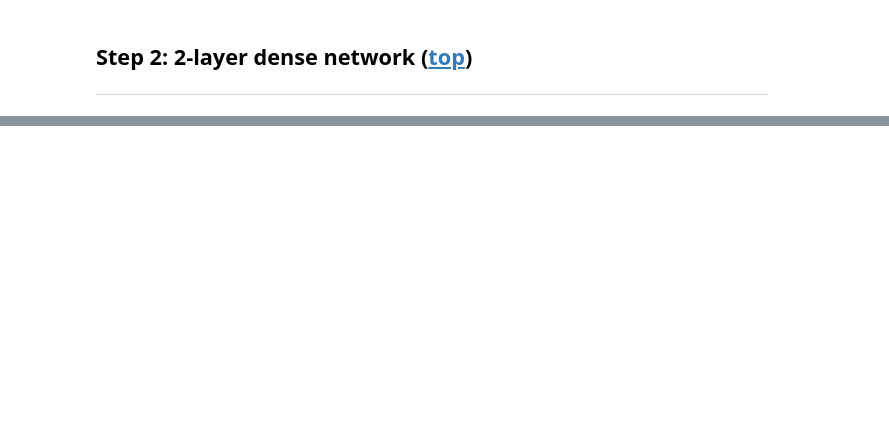
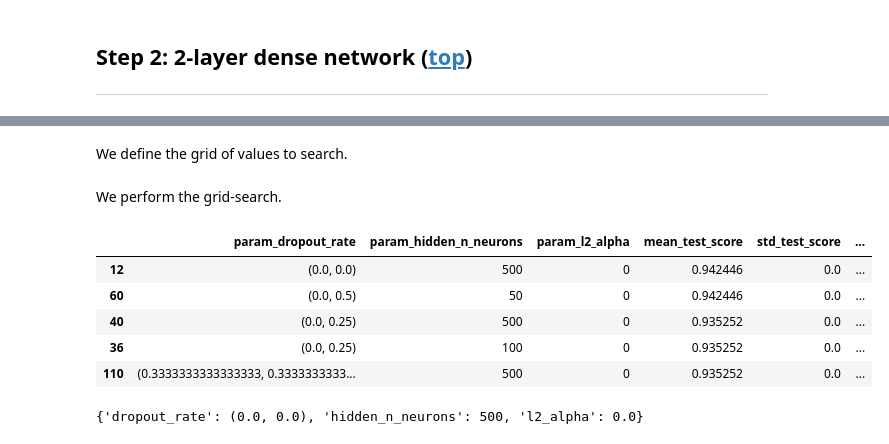
Before and after one commit to jeanrichard/epflx-adsml19-course4-project, a Jupyter notebook: 07_Dense_networks.ipynb, the cells around one changed output, grey strips where cells are left out. Saved outputs shown, nothing was run; the diff lists cells and outputs as text; code cells hidden in the pictures; blank space fills up the shorter version.

```diff
--- a/07_Dense_networks.ipynb
+++ b/07_Dense_networks.ipynb
@@ -344,0 +296,60 @@ df_results.head()
+# %% [markdown]
+We define the grid of values to search.
+# %%
+nonzero_rates = [0.1, 1/4, 1/3, 1/2]
+dropout_rates = (
+    # No dropout.
+    [(0.0, 0.0)] +
+    # Hidden layer only.
+    list(itertools.product([0.0], nonzero_rates)) +
+    # Input and hidden layers (same rate).
+    list(zip(nonzero_rates, nonzero_rates))
+)
+hidden_n_neurons = [10, 25, 50, 75, 100, 250, 500]
+l2_alphas = [0.0, 0.1]  # disable: 0.0, default: 0.01
+
+param_grid2 = {
+    'dropout_rate': dropout_rates,
+    'hidden_n_neurons': hidden_n_neurons,
+    'l2_alpha': l2_alphas
+}
+# %% [markdown]
+We perform the grid-search.
+# %%
+# Try to make computations deterministic.
+utils.reset_seeds()
+
+model2 = keras.wrappers.scikit_learn.KerasClassifier(build_fn=build_model2)
+
+# Compute the weight of each class.
+class_weight = utils.get_class_weight(y_train_large)
+
+# Compute the indices of the training and validation sets.
+idx_train = np.arange(0, len(y_train))
+idx_test = np.arange(len(y_train), len(y_train) + len(y_valid))
+cv = [(idx_train, idx_test)]
+
+nn_gscv2 = GridSearchCV(model2, param_grid2, n_jobs=-1, iid=False, refit=True, cv=cv, return_train_score=True)
+
+# Fit/evaluate the estimator.
+nn_gscv2.fit(F_train_large, y_train_large,
+             batch_size=32, epochs=50, verbose=0,
+             shuffle=True, class_weight=class_weight);
+# %%
+df_report2 = (
+    pd
+    .DataFrame(nn_gscv2.cv_results_)
+    .sort_values(by='mean_test_score', ascending=False)
+)
+df_report2[['param_dropout_rate', 'param_hidden_n_neurons', 'param_l2_alpha', 'mean_test_score', 'std_test_score', 'mean_train_score', 'std_train_score']].head()
+# %% [output]
+|  | param_dropout_rate | param_hidden_n_neurons | param_l2_alpha | mean_test_score | std_test_score | ... |
+| 12 | (0.0, 0.0) | 500 | 0 | 0.942446 | 0.0 | ... |
+| 60 | (0.0, 0.5) | 50 | 0 | 0.942446 | 0.0 | ... |
+| 40 | (0.0, 0.25) | 500 | 0 | 0.935252 | 0.0 | ... |
+| 36 | (0.0, 0.25) | 100 | 0 | 0.935252 | 0.0 | ... |
+| 110 | (0.3333333333333333, 0.3333333333... | 500 | 0 | 0.935252 | 0.0 | ... |
+# %%
+nn_gscv2.best_params_
+# %% [output]
+{'dropout_rate': (0.0, 0.0), 'hidden_n_neurons': 500, 'l2_alpha': 0.0}
```
Also changed, not shown: parts of 42 cells of this notebook, 9 other files.
